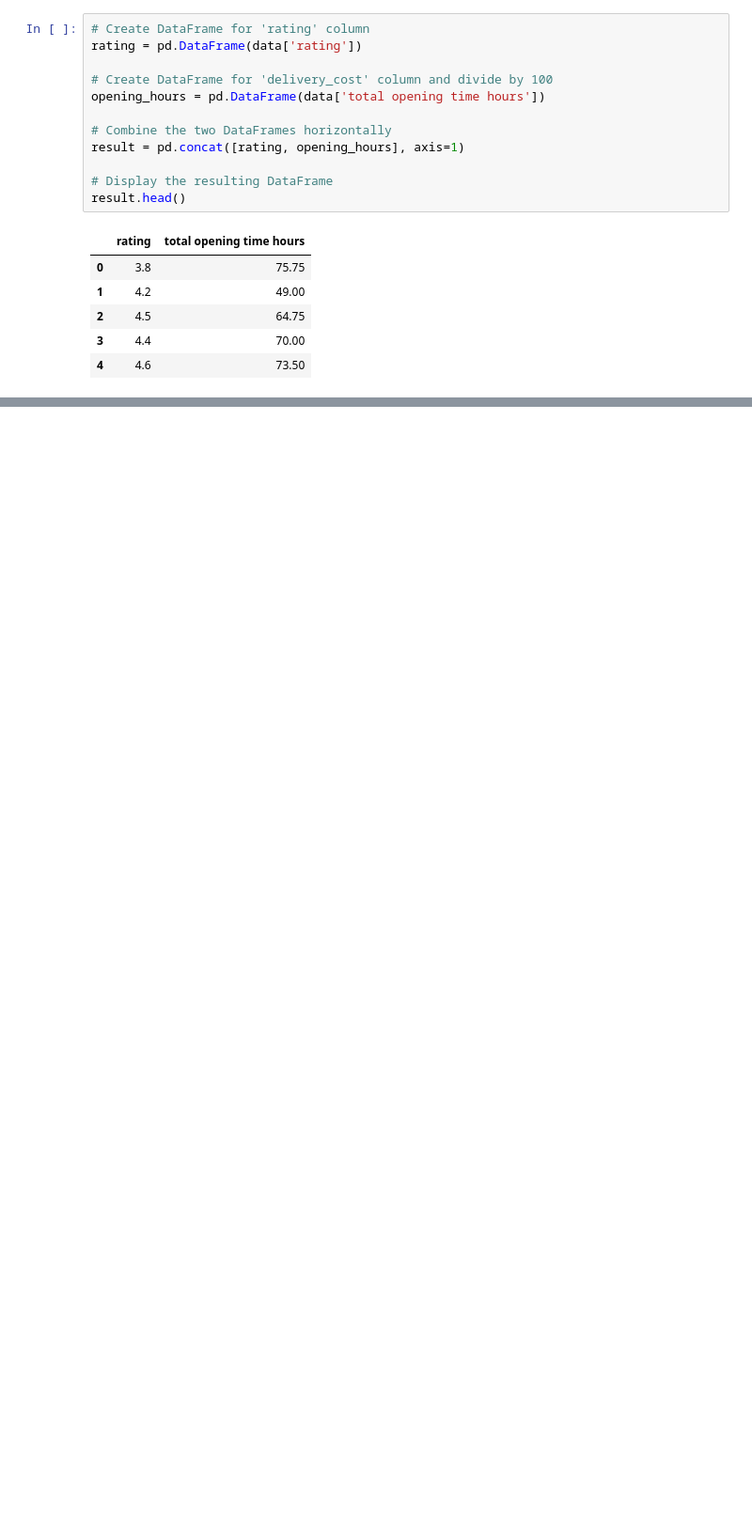
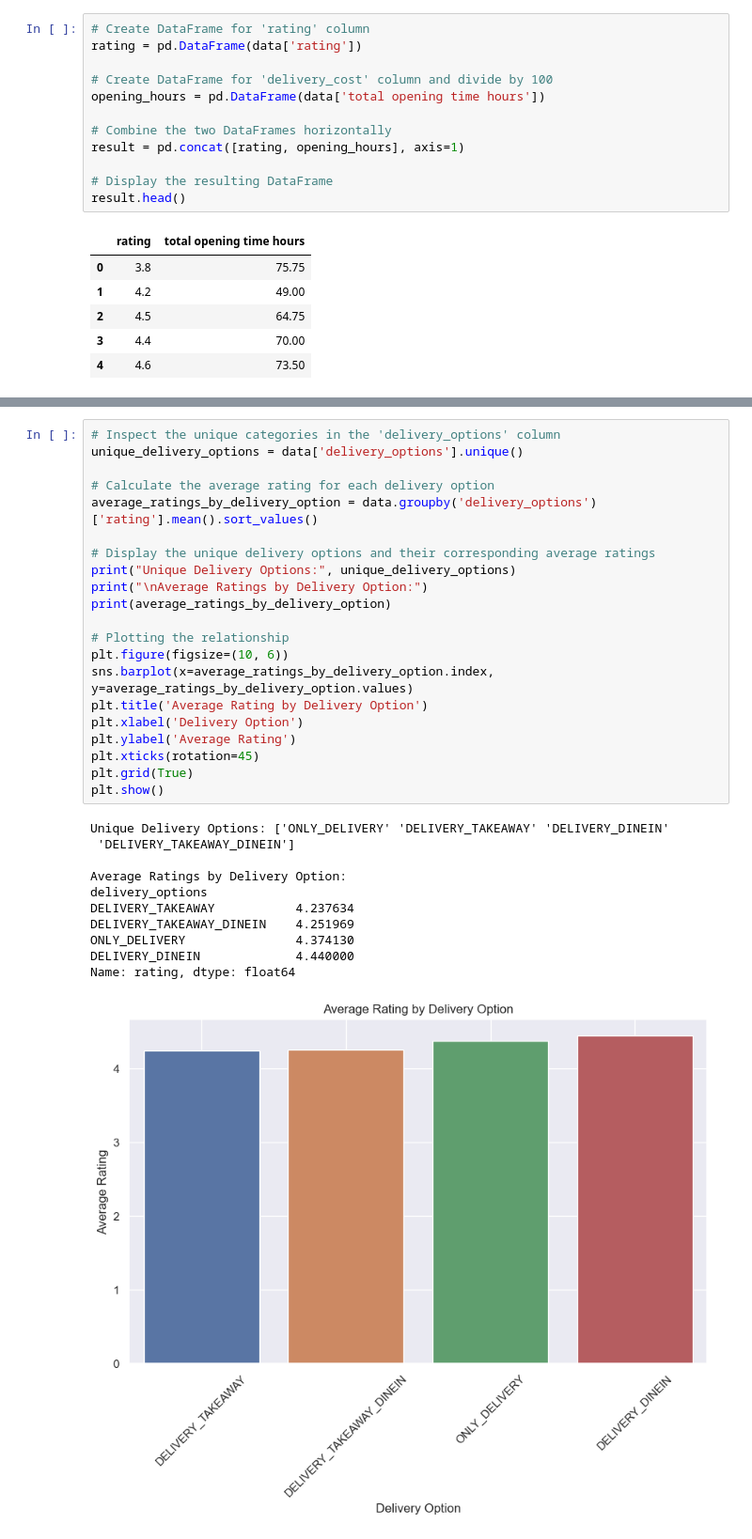
Before and after one commit to KCCHONG1997/ntu-grabsg-datasci-miniproject, a Jupyter notebook: Correlation Analysis.ipynb, the cells around one changed output, grey strips where cells are left out. Shown at 94% size. Drawn from its saved outputs; the diff is of its cells as text; blank space fills up the shorter version.

```diff
--- a/Correlation Analysis.ipynb
+++ b/Correlation Analysis.ipynb
@@ -347,0 +390,33 @@ total opening time hours -0.085571                  1.000000
+# %%
+# Inspect the unique categories in the 'delivery_options' column
+unique_delivery_options = data['delivery_options'].unique()
+
+# Calculate the average rating for each delivery option
+average_ratings_by_delivery_option = data.groupby('delivery_options')['rating'].mean().sort_values()
+
+# Display the unique delivery options and their corresponding average ratings
+print("Unique Delivery Options:", unique_delivery_options)
+print("\nAverage Ratings by Delivery Option:")
+print(average_ratings_by_delivery_option)
+
+# Plotting the relationship
+plt.figure(figsize=(10, 6))
+sns.barplot(x=average_ratings_by_delivery_option.index, y=average_ratings_by_delivery_option.values)
+plt.title('Average Rating by Delivery Option')
+plt.xlabel('Delivery Option')
+plt.ylabel('Average Rating')
+plt.xticks(rotation=45)
+plt.grid(True)
+plt.show()
+# %% [output]
+Unique Delivery Options: ['ONLY_DELIVERY' 'DELIVERY_TAKEAWAY' 'DELIVERY_DINEIN'
+ 'DELIVERY_TAKEAWAY_DINEIN']
+
+Average Ratings by Delivery Option:
+delivery_options
+DELIVERY_TAKEAWAY           4.237634
+DELIVERY_TAKEAWAY_DINEIN    4.251969
+ONLY_DELIVERY               4.374130
+DELIVERY_DINEIN             4.440000
+Name: rating, dtype: float64
+[figure, added]
```
Also changed, not shown: parts of 21 cells of this notebook, 1 other file.
